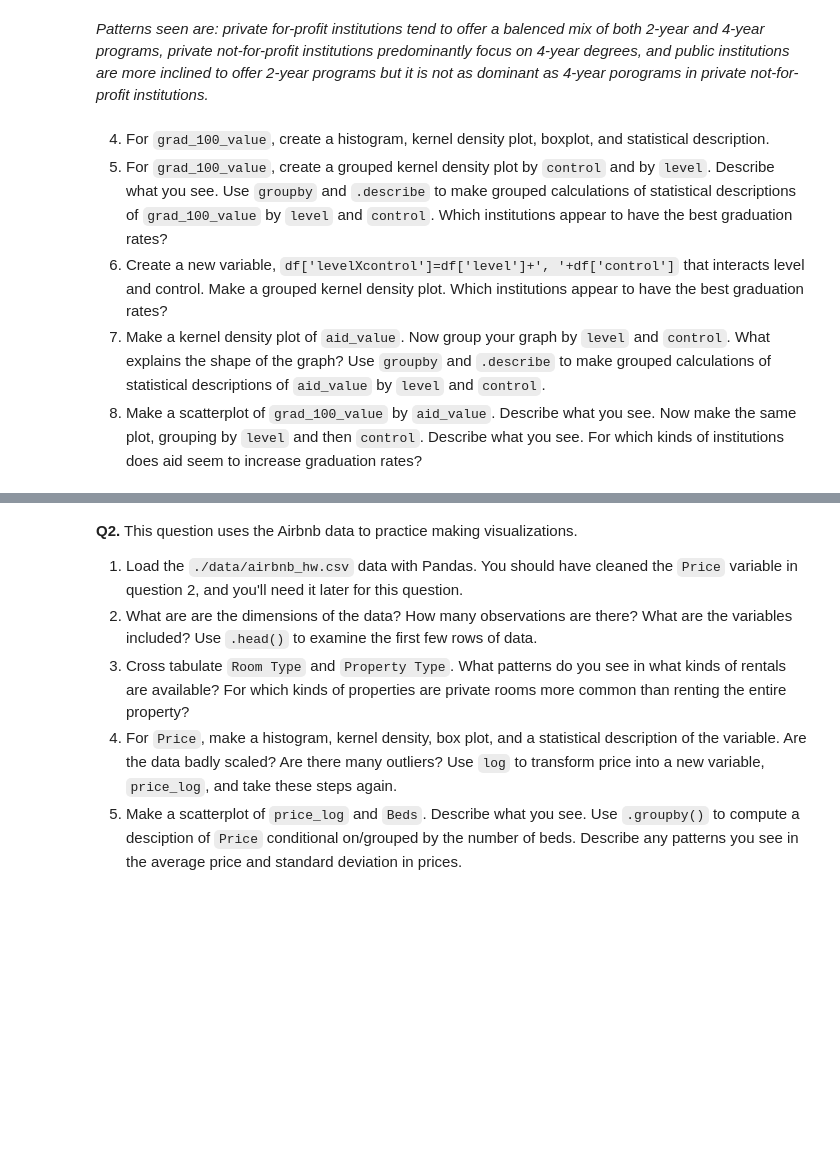
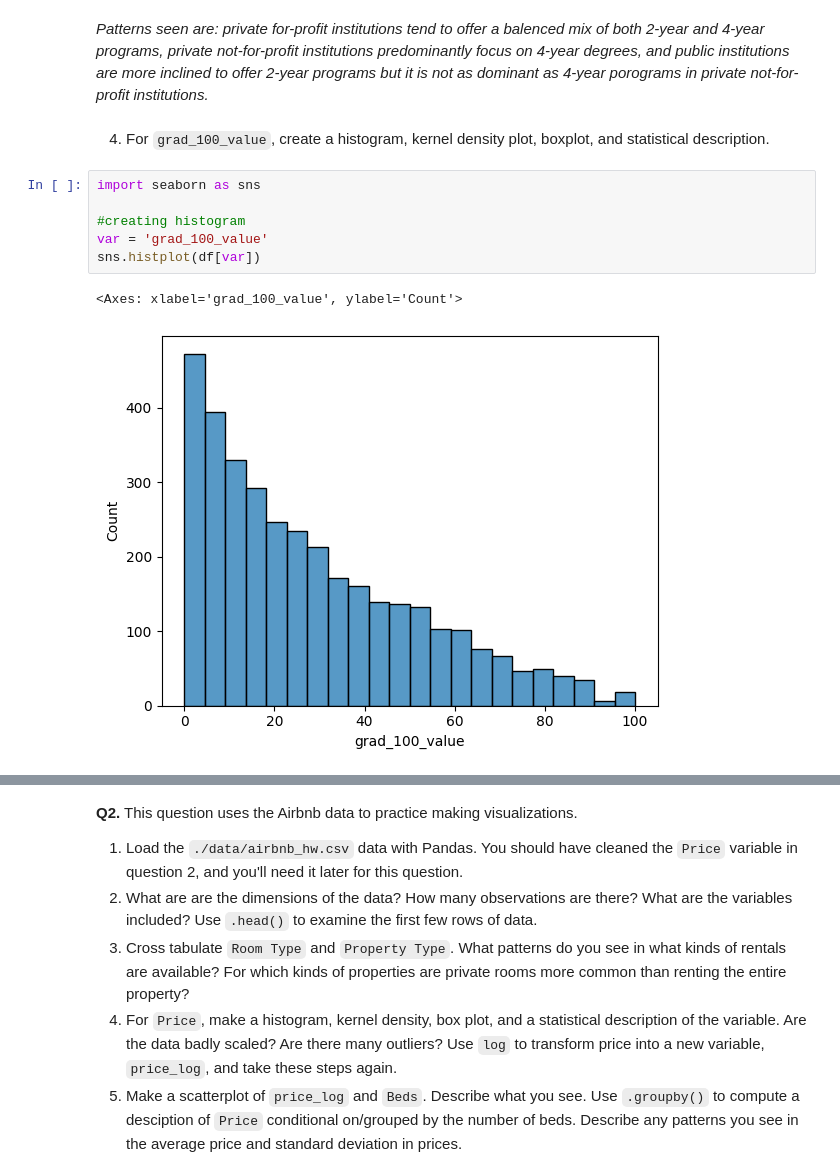
Before and after one commit to ryandinnh/visualization, a Jupyter notebook: assignment/assignment.ipynb, the cells around one changed output, grey strips where cells are left out. Drawn from its saved outputs; the diff is of its cells as text; blank space fills up the shorter version.

```diff
--- a/assignment/assignment.ipynb
+++ b/assignment/assignment.ipynb
@@ -75,7 +75,12 @@ pd.crosstab(control, level)
 *Patterns seen are: private for-profit institutions tend to offer a balenced mix of both 2-year and 4-year programs, private not-for-profit institutions predominantly focus on 4-year degrees, and public institutions are more inclined to offer 2-year programs but it is not as dominant as 4-year porograms in private not-for-profit institutions.*
 # %% [markdown]
 4. For `grad_100_value`, create a histogram, kernel density plot, boxplot, and statistical description.
-5. For `grad_100_value`, create a grouped kernel density plot by `control` and by `level`. Describe what you see. Use `groupby` and `.describe` to make grouped calculations of statistical descriptions of `grad_100_value` by `level` and `control`. Which institutions appear to have the best graduation rates?
-6. Create a new variable, `df['levelXcontrol']=df['level']+', '+df['control']` that interacts level and control. Make a grouped kernel density plot. Which institutions appear to have the best graduation rates?
-7. Make a kernel density plot of `aid_value`. Now group your graph by `level` and `control`. What explains the shape of the graph? Use `groupby` and `.describe` to make grouped calculations of statistical descriptions of `aid_value` by `level` and `control`.
-8. Make a scatterplot of `grad_100_value` by `aid_value`. Describe what you see. Now make the same plot, grouping by `level` and then `control`. Describe what you see. For which kinds of institutions does aid seem to increase graduation rates?
+# %%
+import seaborn as sns
+
+#creating histogram
+var = 'grad_100_value'
+sns.histplot(df[var])
+# %% [output]
+<Axes: xlabel='grad_100_value', ylabel='Count'>
+[figure, added]
```
Also changed, not shown: parts of 56 cells of this notebook, 3 other files.
